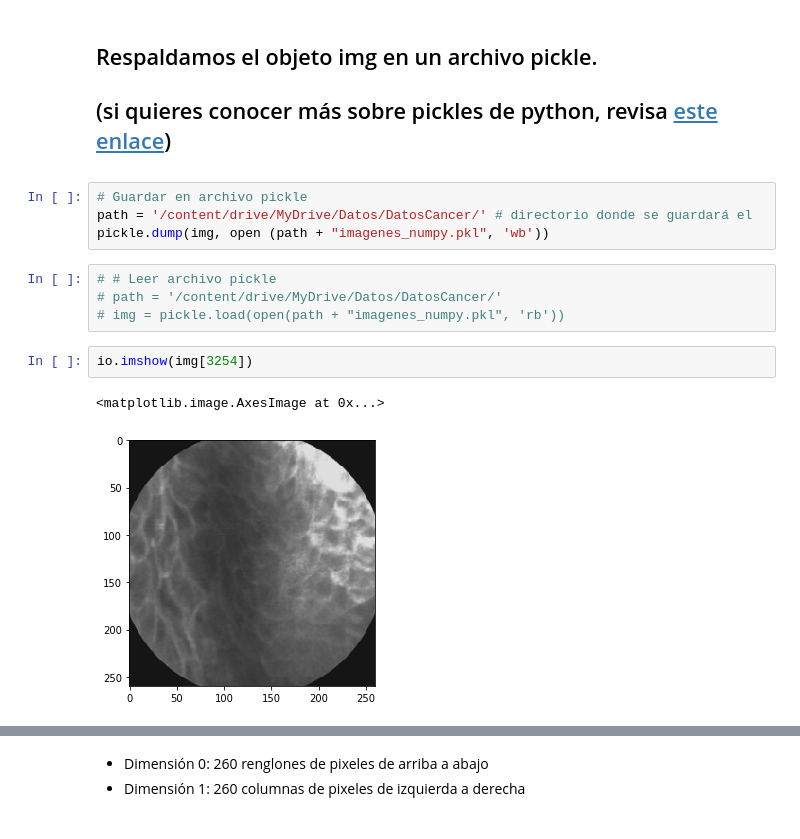
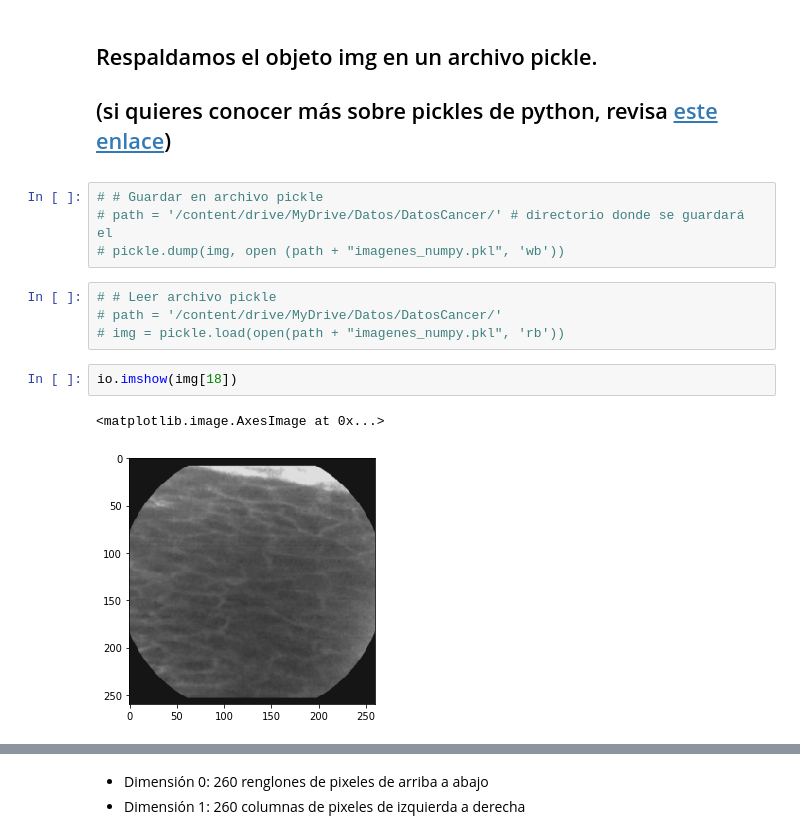
Before and after one commit to AnIsAsPe/ClassificadorCancerEsofago, a Jupyter notebook: Notebooks/PerceptronClasificadorCancerEsófago.ipynb, the cells around one changed output, grey strips where cells are left out. Saved outputs shown, nothing was run; the diff lists cells and outputs as text.

```diff
--- a/Notebooks/PerceptronClasificadorCancerEsófago.ipynb
+++ b/Notebooks/PerceptronClasificadorCancerEsófago.ipynb
@@ -117,15 +138,15 @@ Wall time: 1min 4s
 
 (si quieres conocer más sobre pickles de python, revisa [este enlace](https://programacion.net/articulo/los_pickles_de_python_1860))
 # %%
-# Guardar en archivo pickle
-path = '/content/drive/MyDrive/Datos/DatosCancer/' # directorio donde se guardará el
-pickle.dump(img, open (path + "imagenes_numpy.pkl", 'wb'))
+# # Guardar en archivo pickle
+# path = '/content/drive/MyDrive/Datos/DatosCancer/' # directorio donde se guardará el
+# pickle.dump(img, open (path + "imagenes_numpy.pkl", 'wb'))
 # %%
 # # Leer archivo pickle
 # path = '/content/drive/MyDrive/Datos/DatosCancer/'
 # img = pickle.load(open(path + "imagenes_numpy.pkl", 'rb'))
 # %%
-io.imshow(img[3254])
+io.imshow(img[18])
 # %% [output]
 <matplotlib.image.AxesImage at 0x...>
-[figure, old version]
+[figure, new version]
```
Also changed, not shown: parts of 19 cells of this notebook.
